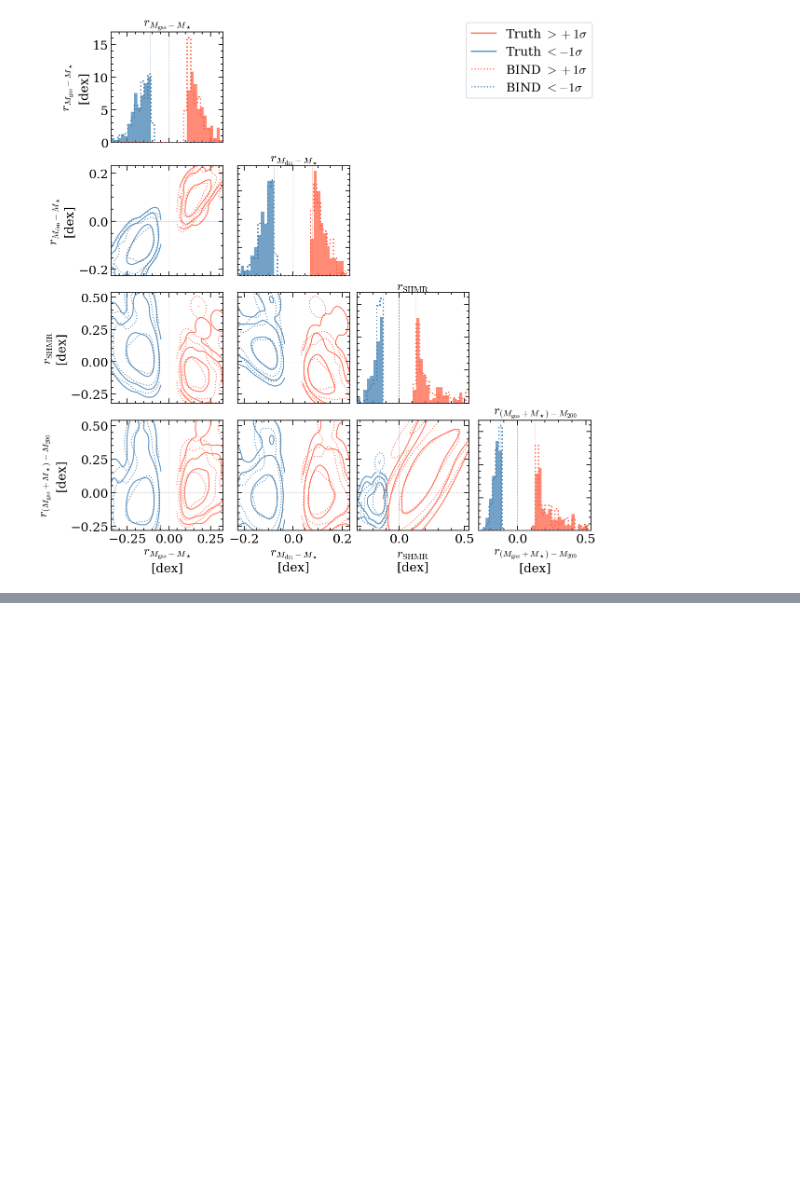
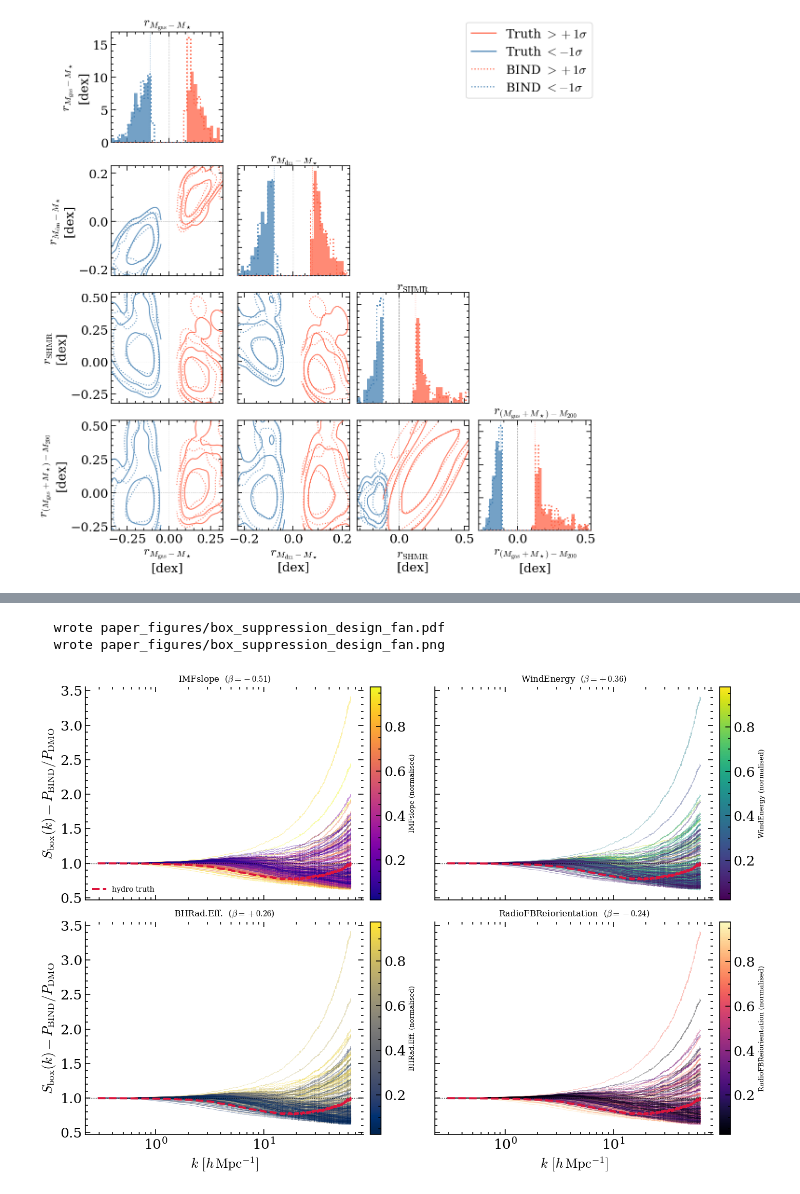
Before and after one commit to Maxelee/BIND, a Jupyter notebook: scaling_relations.ipynb, the cells around one changed output, grey strips where cells are left out. Cells and saved outputs as stored; diff of their text form; code cells hidden in the pictures; blank space fills up the shorter version.

```diff
--- a/scaling_relations.ipynb
+++ b/scaling_relations.ipynb
@@ -920,0 +1289,53 @@ plt.show()
+# %%
+# ── Figure 6: design fan coloured by the top-4 box-level feedback drivers ─
+from matplotlib.cm import ScalarMappable
+from matplotlib.colors import Normalize
+
+kmask = (k_box >= 0.2) & (k_box <= 64.0)
+kk = k_box[kmask]
+
+# short, readable names for the parameter labels
+def _short(name):
+    return (name.replace('In1e51erg', '').replace('Factor', '')
+                .replace('BlackHole', 'BH').replace('Radiative', 'Rad.')
+                .replace('Reionization', 'Reion.').replace('Feedback', 'FB')
+                .replace('Efficiency', 'Eff.').replace('Radio', 'Radio'))
+
+top4_idx = box_drive[:4]
+cmaps = [plt.cm.plasma, plt.cm.viridis, plt.cm.cividis, plt.cm.magma]
+
+fig, axes = plt.subplots(2, 2, figsize=(12.0, 8.4), sharex=True, sharey=True)
+
+for ax, idx, cm in zip(axes.flat, top4_idx, cmaps):
+    vals = D_norm[:, idx]
+    norm = Normalize(np.percentile(vals, 2), np.percentile(vals, 98))
+    # draw highest-param first so the low end (usually most suppressed) sits on top
+    for d in np.argsort(-vals):
+        ax.plot(kk, S_true[d][kmask], color=cm(norm(vals[d])), lw=0.6, alpha=0.40)
+    ax.plot(kk, S_truth[kmask], color='crimson', lw=2.4, ls='--',
+            label='hydro truth', zorder=6)
+    ax.axhline(1.0, color='k', lw=0.8, ls=':')
+    ax.set_xscale('log')
+    name = _short(ASTRO_NAMES[idx])
+    beta = beta_box[idx]
+    ax.set_title(f'{name}  ($\\beta={beta:+.2f}$)', fontsize=10)
+    cb = fig.colorbar(ScalarMappable(norm=norm, cmap=cm), ax=ax, pad=0.02)
+    cb.set_label(f'{name} (normalised)', fontsize=8)
+    for s in ('top', 'right'):
+        ax.spines[s].set_visible(False)
+
+# shared axis labels
+for ax in axes[1]:
+    ax.set_xlabel(r'$k\ [h\,{\rm Mpc}^{-1}]$')
+for ax in axes[:, 0]:
+    ax.set_ylabel(r'$S_{\rm box}(k)=P_{\rm BIND}/P_{\rm DMO}$')
+
+axes.flat[0].legend(loc='lower left', fontsize=8.5)
+
+fig.tight_layout()
+save_fig(fig, 'box_suppression_design_fan')
+plt.show()
+# %% [output]
+  wrote paper_figures/box_suppression_design_fan.pdf
+  wrote paper_figures/box_suppression_design_fan.png
+[figure, added]
```
Also changed, not shown: parts of 15 cells of this notebook, 18 other files.
